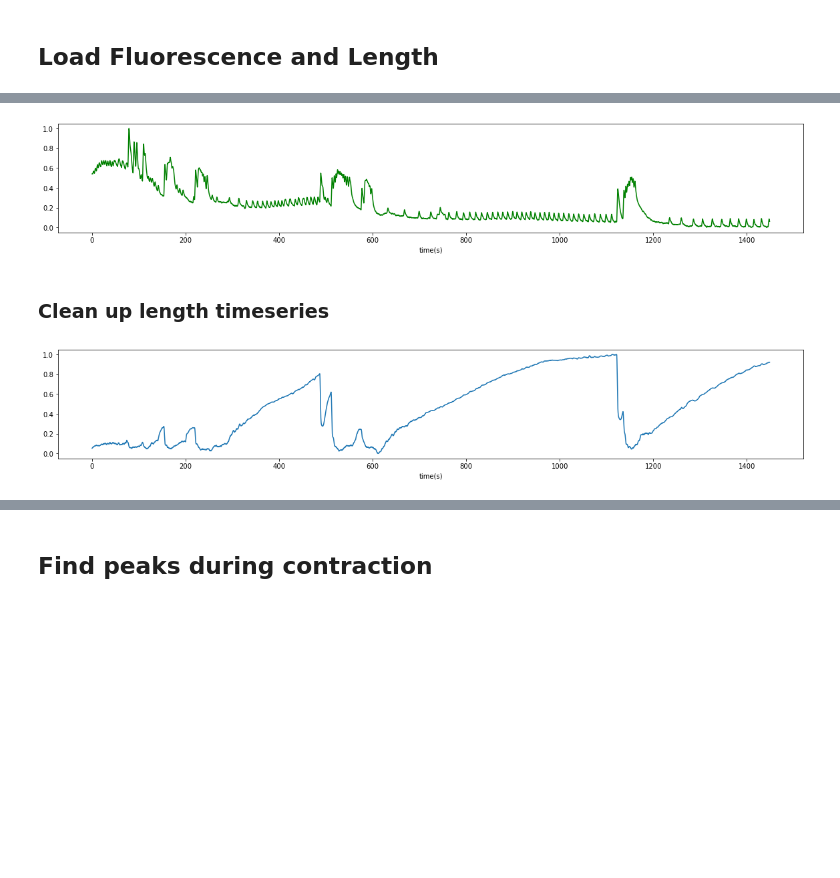
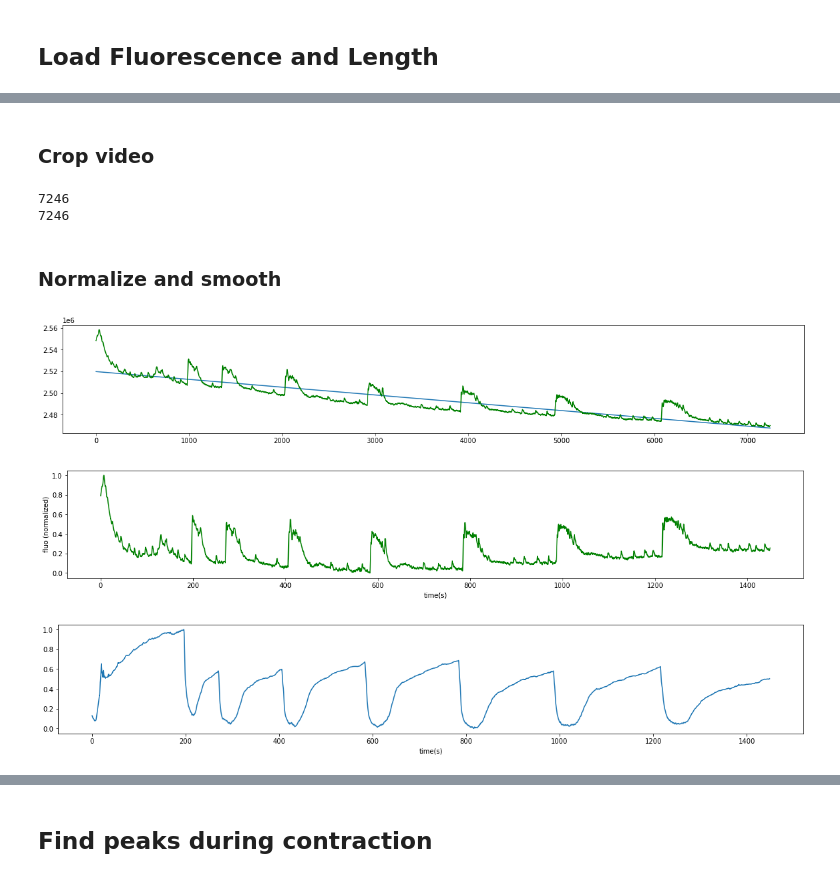
Before and after one commit to hengjiwang/hydracv, a Jupyter notebook: hydracv/neural_activity_stats/analyze_single_video.ipynb, the cells around one changed output, grey strips where cells are left out. Drawn from its saved outputs; the diff is of its cells as text; code cells hidden in the pictures; blank space fills up the shorter version.

```diff
--- a/hydracv/neural_activity_stats/analyze_single_video.ipynb
+++ b/hydracv/neural_activity_stats/analyze_single_video.ipynb
@@ -15,17 +19,26 @@ from classifier.classifier import Classifier
 from scipy import stats as st
 # %%
 EXP_NAME = 'GCaMP6_Bisection_Exp6'# TO MODIFY
-VIDEO_NAME = "71420_ngcamp_hy6_peduncle48hr" # TO MODIFY
-BODY_PART = "/Peduncle/" # TO MODIFY
+VIDEO_NAME = "71420_ngcamp_hy6_prebisect" # TO MODIFY
+BODY_PART = "/" # TO MODIFY
 
 BISECTION_DATA_HOME = "/Users/katyabrooun/Google Drive/Shared drives/hydra/data-analysis/Bisection_Full/"
-SAVE_DIR = '/Users/katyabrooun/Fairhall_Lab/hydra/bisection-data-analysis/exp6' + BODY_PART
+SAVE_DIR = '/Users/katyabrooun/Fairhall_Lab/hydra/bisection-data-analysis/exp6' + BODY_PART #TO MODIFY
+
 FILE_FLUO = SAVE_DIR + 'total_fluo_' + VIDEO_NAME + '.csv'
+FILE_FLUO_ADJUSTED = SAVE_DIR + 'fluo_adjusted_' + VIDEO_NAME + '.csv'
+
 FILE_LENGTH = SAVE_DIR + "lengths_" + VIDEO_NAME + ".csv"
+FILE_LENGTH_ADJUSTED = SAVE_DIR + "lengths_adjusted_" + VIDEO_NAME + ".csv"
+
 FILE_MIDPOINTS = SAVE_DIR + "midpoints_"+ VIDEO_NAME +".csv"
 FILE_VIDEO = BISECTION_DATA_HOME + "Original_Videos/" + EXP_NAME + BODY_PART + VIDEO_NAME + ".avi"
 
+FILE_FLUO_PEAKS = SAVE_DIR + "fluo_peaks_" + VIDEO_NAME + ".csv"
+
 SAVE_DIR_CONTRACTION = BISECTION_DATA_HOME + "Contraction_Analysis/"
 
+FILE_CLASSIFIED_PEAKS = SAVE_DIR + "classified_peaks_" + VIDEO_NAME + ".csv"
+
 FPS = 5
 # %%
@@ -50,6 +88,9 @@ length = pd.read_csv(FILE_LENGTH).values.reshape(-1)
 # Set up x axes
 min_length = min(len(fluo), len(length))
 
+fluo = fluo[:min_length]
+length = length[:min_length]
+
 x_time = np.arange(0, min_length/FPS, 1/FPS)
 x_frame = np.arange(0, min_length,1)
 # %%
@@ -71,25 +207,47 @@ plt.show()
+# %% [markdown]
+### Crop video
+# %%
+# TO MODIFY IF CROPPING VIDEO
+start = 0
+end = min_length
+
+fluo = fluo[start:end]
+length = length[start:end]
+x_time = np.arange(start/FPS, end/FPS, 1/FPS)
+print(len(x_time))
+x_frame = np.arange(start, end, 1)
+print(len(x_frame))
+# %% [output]
+7246
+7246
+# %% [markdown]
+### Normalize and smooth
 # %%
 # DO NOT CHANGE KERNEL SIZE FOR SMOOTHING FLUO
-fluo = utils.smooth_timeseries(fluo, 10)
-# fluo = utils.remove_trend_fluo(fluo, display=True)
+smooth_win = 15
+fluo = scipy.signal.savgol_filter(fluo, smooth_win, 3)
+fluo = utils.remove_trend_fluo(fluo, display=True)
 
 # once we remove trend, fluo no longer reflects absolute a.u. values
 fluo = utils.normalize(fluo)
 
 plt.figure(figsize=(20,3))
 plt.plot(x_time,fluo,color='g')
 plt.xlabel('time(s)')
+plt.ylabel('fluo (normalized)')
 plt.show()
 # %% [output]
-[figure, old version]
+[figure, new version]
+[figure, added]
-# %% [markdown]
-### Clean up length timeseries
 # %%
-length = utils.smooth_timeseries(length, 10)
+length_smooth = scipy.signal.savgol_filter(length, 15, 3)
+length_smooth = utils.normalize(length_smooth)
+
 length = utils.normalize(length)
 plt.figure(figsize=(20,3))
-plt.plot(x_time,length)
+
+plt.plot(x_time,length_smooth)
 plt.xlabel('time(s)')
 plt.show()
 # %% [output]
-[figure, old version]
+[figure, new version]
```
Also changed, not shown: parts of 51 cells of this notebook, 8 other files.
